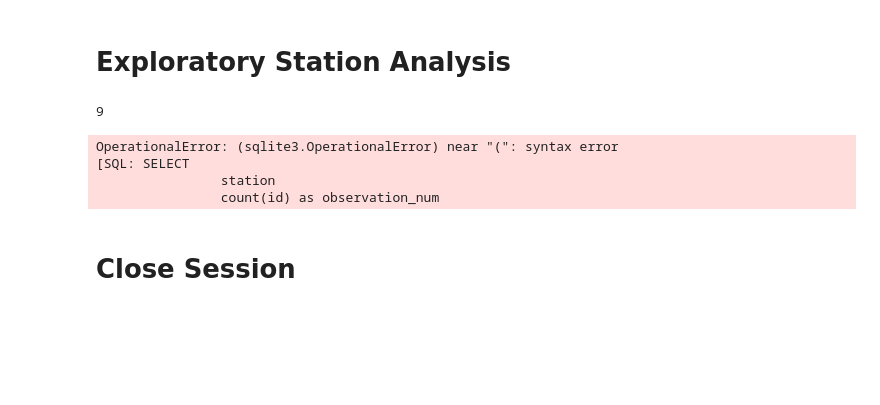
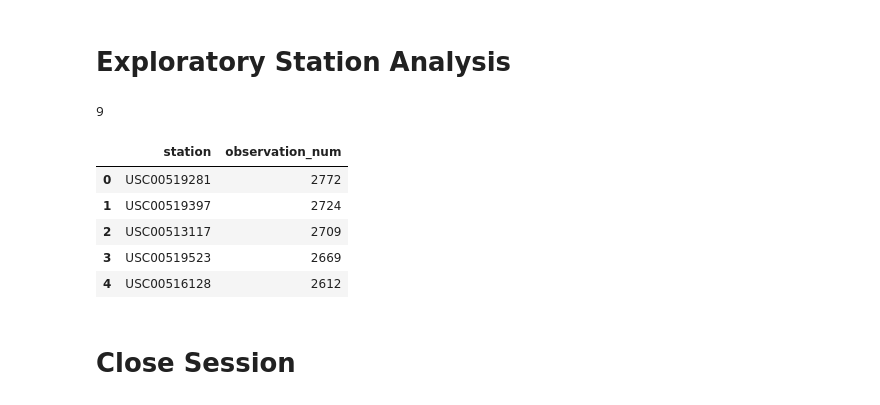
Before and after one commit to Berli85/Childers_SMU_HW_2023, a Jupyter notebook: 10-SQLAlchemy/Starter_Code/Childers_climate_starter.ipynb, the cells around one changed output. Cells and saved outputs as stored; diff of their text form; code cells hidden in the pictures; blank space fills up the shorter version.

```diff
--- a/10-SQLAlchemy/Starter_Code/Childers_climate_starter.ipynb
+++ b/10-SQLAlchemy/Starter_Code/Childers_climate_starter.ipynb
@@ -89,24 +89,26 @@ session.query(Station).count()
 # %%
 # Design a query to find the most active stations (i.e. which stations have the most rows?)
 # List the stations and their counts in descending order.
 query = """SELECT
-                station
-                count(id) as observation_num
+                station,
+                Count(id) as observation_num
             FROM
                 Measurement
             GROUP BY
                 station
             ORDER BY
                 observation_num desc;
 """
 
 df_4 = pd.read_sql(text(query), con=engine)
 df_4.head()
 # %% [output]
-OperationalError: (sqlite3.OperationalError) near "(": syntax error
-[SQL: SELECT
-                station
-                count(id) as observation_num
+|  | station | observation_num |
+| 0 | USC00519281 | 2772 |
+| 1 | USC00519397 | 2724 |
+| 2 | USC00513117 | 2709 |
+| 3 | USC00519523 | 2669 |
+| 4 | USC00516128 | 2612 |
 # %%
 # Using the most active station id from the previous query, calculate the lowest, highest, and average temperature.
 # %%
```
Also changed, not shown: 2 other files.
